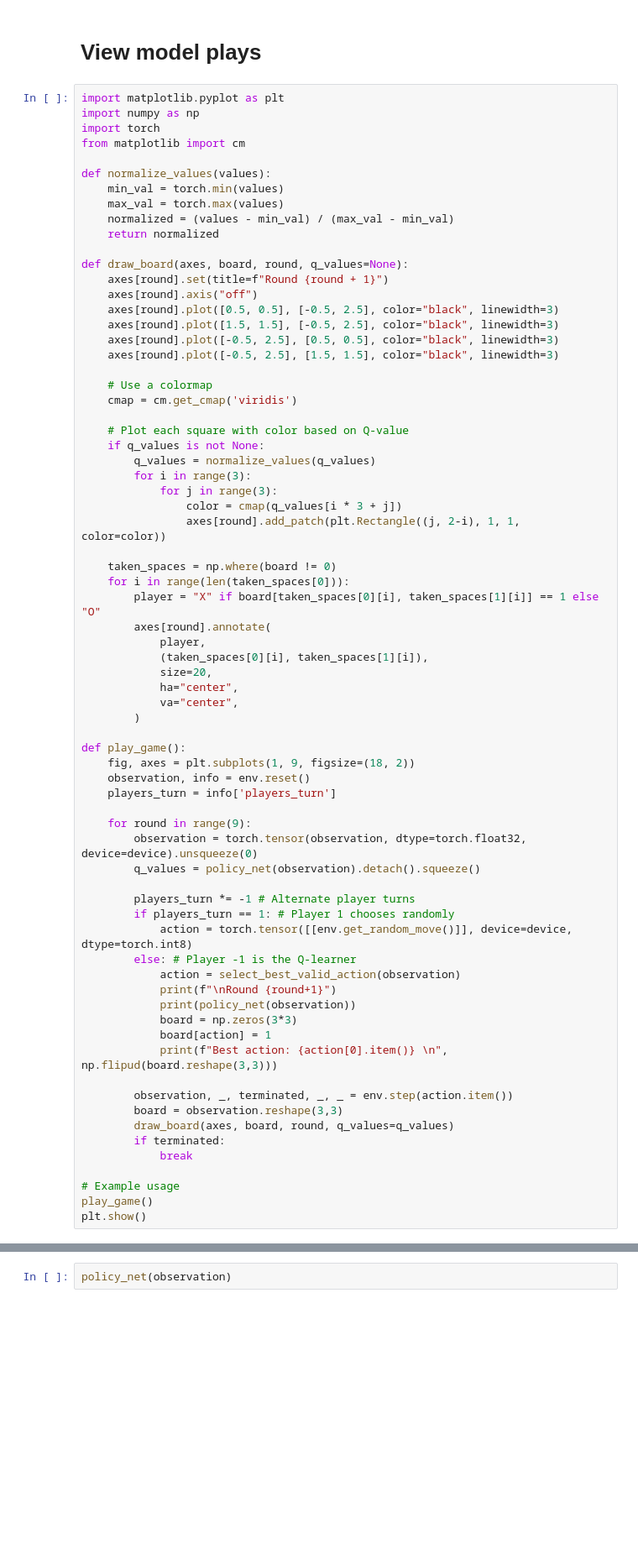
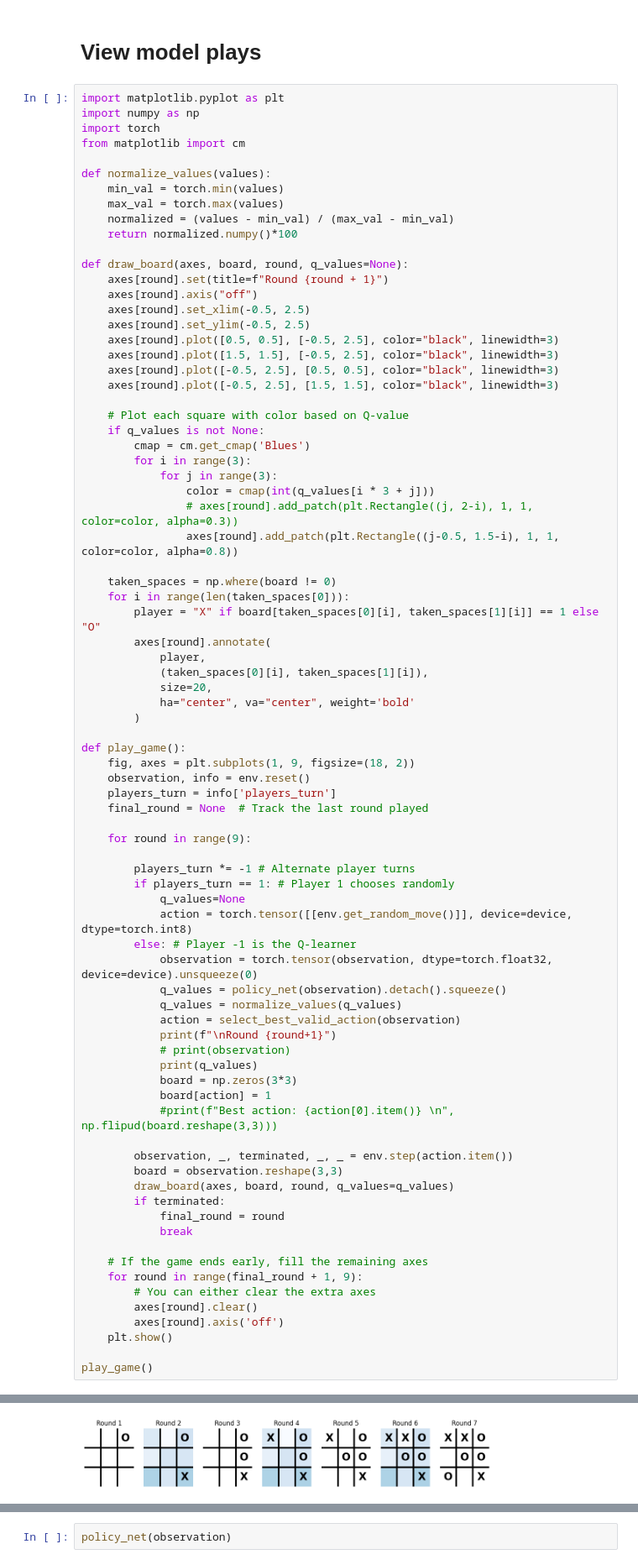
Before and after one commit to Jordanbarker/TicTacToe, a Jupyter notebook: Code new.ipynb, the cells around one changed output, grey strips where cells are left out. Shown at 84% size. Cells and saved outputs as stored; diff of their text form; blank space fills up the shorter version.

```diff
--- a/Code new.ipynb
+++ b/Code new.ipynb
@@ -306,26 +316,26 @@ def normalize_values(values):
     min_val = torch.min(values)
     max_val = torch.max(values)
     normalized = (values - min_val) / (max_val - min_val)
-    return normalized
+    return normalized.numpy()*100
 
 def draw_board(axes, board, round, q_values=None):
     axes[round].set(title=f"Round {round + 1}")
     axes[round].axis("off")
+    axes[round].set_xlim(-0.5, 2.5)
+    axes[round].set_ylim(-0.5, 2.5)
     axes[round].plot([0.5, 0.5], [-0.5, 2.5], color="black", linewidth=3)
     axes[round].plot([1.5, 1.5], [-0.5, 2.5], color="black", linewidth=3)
     axes[round].plot([-0.5, 2.5], [0.5, 0.5], color="black", linewidth=3)
     axes[round].plot([-0.5, 2.5], [1.5, 1.5], color="black", linewidth=3)
 
-    # Use a colormap
-    cmap = cm.get_cmap('viridis')
-
     # Plot each square with color based on Q-value
     if q_values is not None:
-        q_values = normalize_values(q_values)
+        cmap = cm.get_cmap('Blues')
         for i in range(3):
             for j in range(3):
-                color = cmap(q_values[i * 3 + j])
-                axes[round].add_patch(plt.Rectangle((j, 2-i), 1, 1, color=color))
+                color = cmap(int(q_values[i * 3 + j]))
+                # axes[round].add_patch(plt.Rectangle((j, 2-i), 1, 1, color=color, alpha=0.3))
+                axes[round].add_patch(plt.Rectangle((j-0.5, 1.5-i), 1, 1, color=color, alpha=0.8))
 
     taken_spaces = np.where(board != 0)
     for i in range(len(taken_spaces[0])):
@@ -334,37 +344,46 @@ def draw_board(axes, board, round, q_values=None):
             player,
             (taken_spaces[0][i], taken_spaces[1][i]),
             size=20,
-            ha="center",
-            va="center",
+            ha="center", va="center", weight='bold'
         )
 
 def play_game():
     fig, axes = plt.subplots(1, 9, figsize=(18, 2))
     observation, info = env.reset()
     players_turn = info['players_turn']
+    final_round = None  # Track the last round played
 
     for round in range(9):
-        observation = torch.tensor(observation, dtype=torch.float32, device=device).unsqueeze(0)
-        q_values = policy_net(observation).detach().squeeze()
 
         players_turn *= -1 # Alternate player turns
         if players_turn == 1: # Player 1 chooses randomly
+            q_values=None
             action = torch.tensor([[env.get_random_move()]], device=device, dtype=torch.int8)
         else: # Player -1 is the Q-learner
+            observation = torch.tensor(observation, dtype=torch.float32, device=device).unsqueeze(0)
+            q_values = policy_net(observation).detach().squeeze()
+            q_values = normalize_values(q_values)
             action = select_best_valid_action(observation)
             print(f"\nRound {round+1}")
-            print(policy_net(observation))
+            # print(observation)
+            print(q_values)
             board = np.zeros(3*3)
             board[action] = 1
-            print(f"Best action: {action[0].item()} \n", np.flipud(board.reshape(3,3)))
+            #print(f"Best action: {action[0].item()} \n", np.flipud(board.reshape(3,3)))
 
         observation, _, terminated, _, _ = env.step(action.item())
         board = observation.reshape(3,3)
         draw_board(axes, board, round, q_values=q_values)
         if terminated:
+            final_round = round
             break
 
-# Example usage
+    # If the game ends early, fill the remaining axes
+    for round in range(final_round + 1, 9):
+        # You can either clear the extra axes
+        axes[round].clear()
+        axes[round].axis('off')
+    plt.show()
+
 play_game()
-plt.show()
 # %% [output]
@@ -371,0 +401 @@ IndexError: too many indices for array: array is 0-dimensional, but 1 were index
+[figure, added]
```
Also changed, not shown: parts of 14 cells of this notebook.
